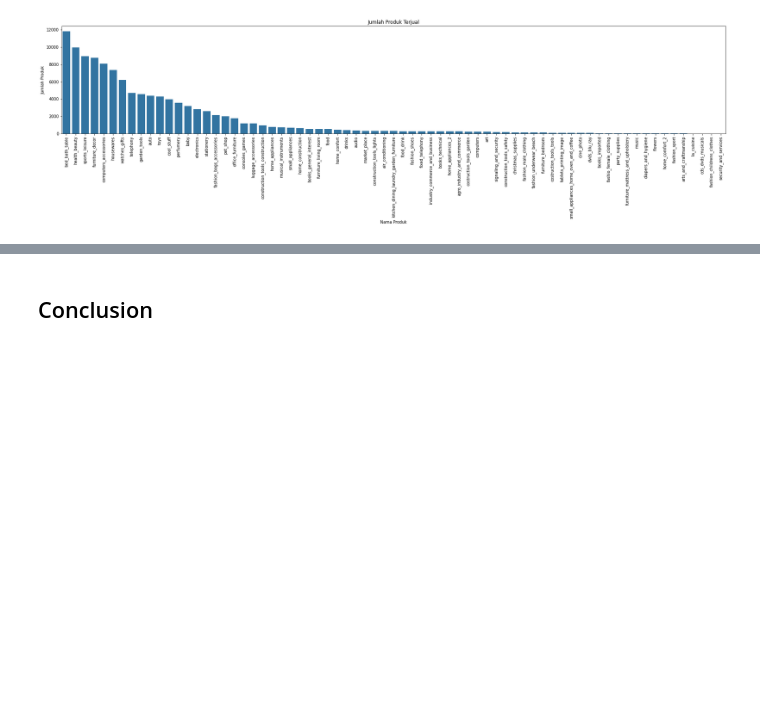
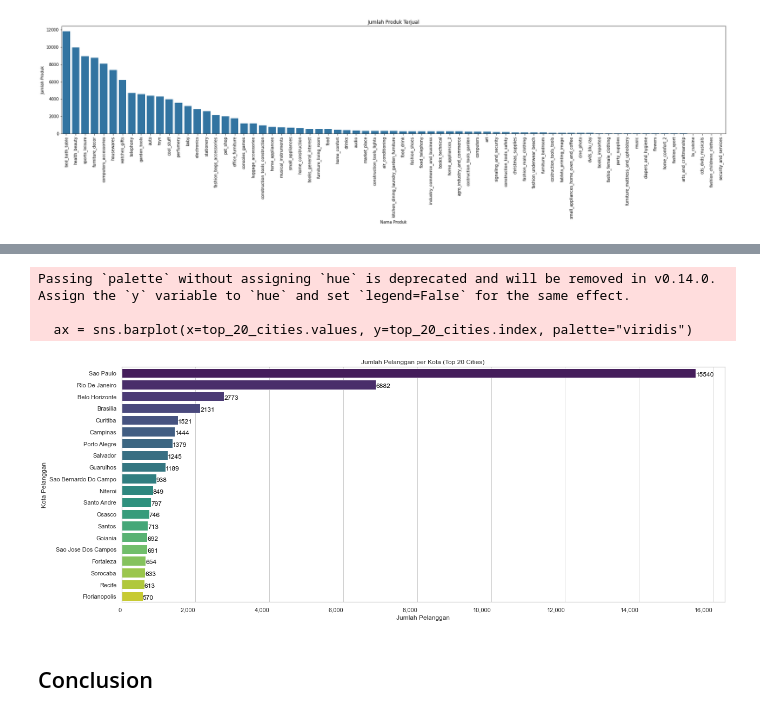
Before and after one commit to ptrnd/brazilian_ecommerce_analysis, a Jupyter notebook: ecommerce_analysis.ipynb, the cells around one changed output, grey strips where cells are left out. Cells and saved outputs as stored; diff of their text form; code cells hidden in the pictures; blank space fills up the shorter version.

```diff
--- a/ecommerce_analysis.ipynb
+++ b/ecommerce_analysis.ipynb
@@ -707,3 +708,33 @@ Passing `palette` without assigning `hue` is deprecated and will be removed in v
+# %%
+# Group dan hitung jumlah pelanggan unik per kota
+top_20_cities = customer_data.groupby('customer_city')['customer_id'].nunique().sort_values(ascending=False).head(20)
+
+# Mengatur tampilan plot
+plt.figure(figsize=(20, 8))
+sns.set(style="whitegrid")
+
+# Membuat plot bar
+ax = sns.barplot(x=top_20_cities.values, y=top_20_cities.index, palette="viridis")
+
+# Menambahkan label dan judul
+plt.xlabel('Jumlah Pelanggan')
+plt.ylabel('Kota Pelanggan')
+plt.title('Jumlah Pelanggan per Kota (Top 20 Cities)')
+
+# Mengatur rotasi label kota agar lebih mudah dibaca
+ax.set_xticklabels(ax.get_xticklabels(), rotation=0, horizontalalignment='right')
+# menambah nilai di samping bar
+for i, v in enumerate(top_20_cities.values):
+    ax.text(v + 3, i + .25, str(round(v, 3)), color='black')
+
+# menyesuaikan nilai di sumbu x dengan format ribuan
+from matplotlib.ticker import FuncFormatter
+ax.xaxis.set_major_formatter(FuncFormatter(lambda x, pos: '{:,.0f}'.format(x * 1)))
+# %% [output]
+Passing `palette` without assigning `hue` is deprecated and will be removed in v0.14.0. Assign the `y` variable to `hue` and set `legend=False` for the same effect.
+
+  ax = sns.barplot(x=top_20_cities.values, y=top_20_cities.index, palette="viridis")
+[figure, added]
 # %% [markdown]
 ## Conclusion
 # %% [markdown]
```
Also changed, not shown: parts of 2 cells of this notebook.
